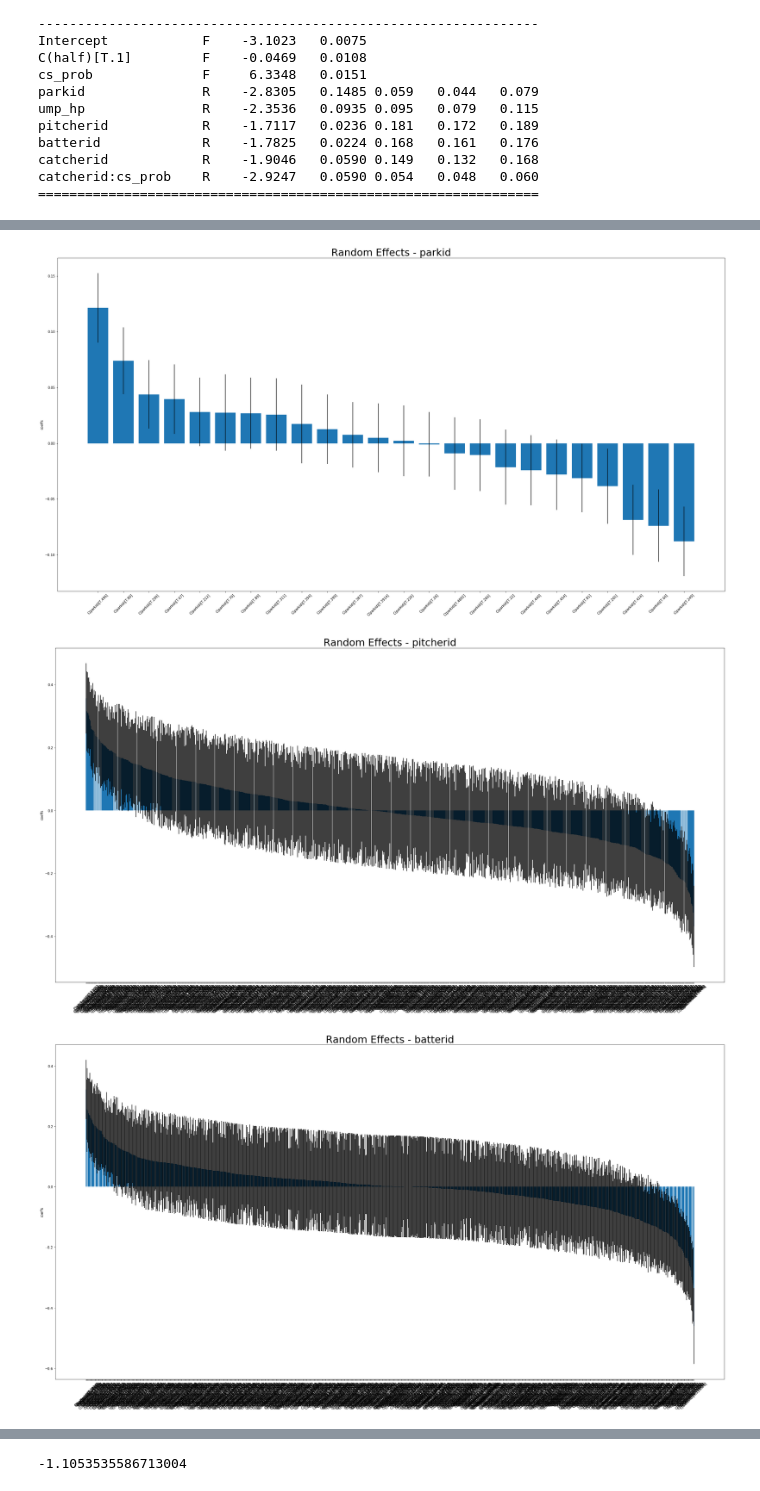
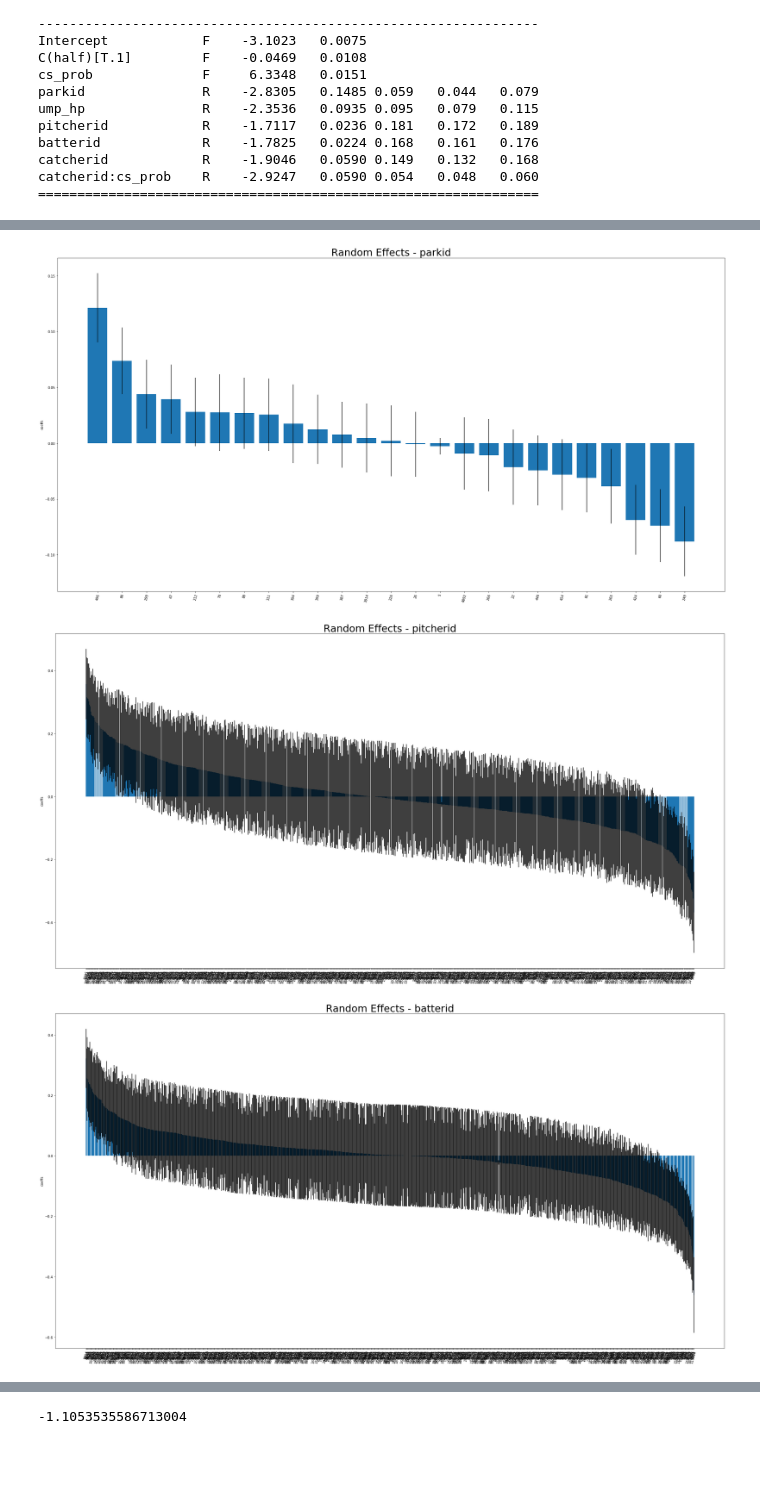
Before and after one commit to dan-goldberg/interviews, a Jupyter notebook: tbj/tbj_question2.ipynb, the cells around one changed output, grey strips where cells are left out. Drawn from its saved outputs; the diff is of its cells as text; code cells hidden in the pictures; blank space fills up the shorter version.

```diff
--- a/tbj/tbj_question2.ipynb
+++ b/tbj/tbj_question2.ipynb
@@ -379,8 +407,31 @@ catcherid:cs_prob    R    -2.9247   0.0590 0.054   0.048   0.060
 # %%
+
+
 def get_random_effect_factors(effect, random):
-    factors = [col for col in model_fitted.random_effects().index if random[effect] in col]
-    return model_fitted.random_effects().loc[factors,['Mean','SD']]
+    # this will not work for interaction effects, only C(factor)
+    factors = [col for col in model_fitted.random_effects().index if random[effect] in col and 'cs_prob' not in col]
+    random_effect_factors = model_fitted.random_effects().loc[factors,['Mean','SD']]
+    effect_intercept = convert_random_intercept_to_level(effect, random)
+    return pd.concat([random_effect_factors, effect_intercept], axis=0)
 
+def convert_random_intercept_to_level(effect, random):
+    # it seems statsmodels dummy encoding manifests one of the levels as the Intercept, so
+    # we will need to extract the right Intercept term from the random effects parameters
+    # and append that to the other random effects, associated with the correct level
+    random_indexes = {r:i for i,r in enumerate(random)}
+    effect_intercept = model_fitted.random_effects().loc['Intercept',['Mean','SD']]
+    effect_intercept = effect_intercept.reset_index().loc[[random_indexes[effect]],['Mean','SD']]
+    # get the level name
+    missing_level = data[effect].unique()
+    missing_level.sort()
+    missing_level = missing_level[0]
+    # put it together as new row
+    effect_intercept.index = ['{}[T.{}]'.format(random[effect],missing_level)]
+    effect_intercept
+    return effect_intercept
+
+def extract_id(array, id_name):
+    return list(map(lambda x: x.replace('C({})'.format(id_name),'')[3:-1], array))
 
 def plot_effect_factors(effect, random):
 
@@ -394,10 +445,12 @@ def plot_effect_factors(effect, random):
     ax.set_ylabel('coeffs')
     ax.set_title('Random Effects - {}'.format(effect), fontdict={'fontsize':30})
     ax.set_xticks(np.arange(len(mean)))
-    ax.set_xticklabels(get_random_effect_factors(effect, random).sort_values('Mean', ascending=False).index, fontdict={'rotation':45})
+    ax.set_xticklabels(extract_id(get_random_effect_factors(effect, random).sort_values('Mean', ascending=False).index, effect), fontdict={'rotation':75})
 
     fig.show()
 # %%
-for effect in ['ump_hp','parkid','pitcherid','batterid','catcherid']:
+for effect in [
+    'ump_hp','parkid','pitcherid','batterid','catcherid'
+]:
     plot_effect_factors(effect, random)
 # %% [output]
@@ -405,3 +458,3 @@ for effect in ['ump_hp','parkid','pitcherid','batterid','catcherid']:
-[figure, old version]
+[figure, new version]
-[figure, old version]
+[figure, new version]
-[figure, old version]
+[figure, new version]
```
Also changed, not shown: parts of 17 cells of this notebook, 5 other files.
